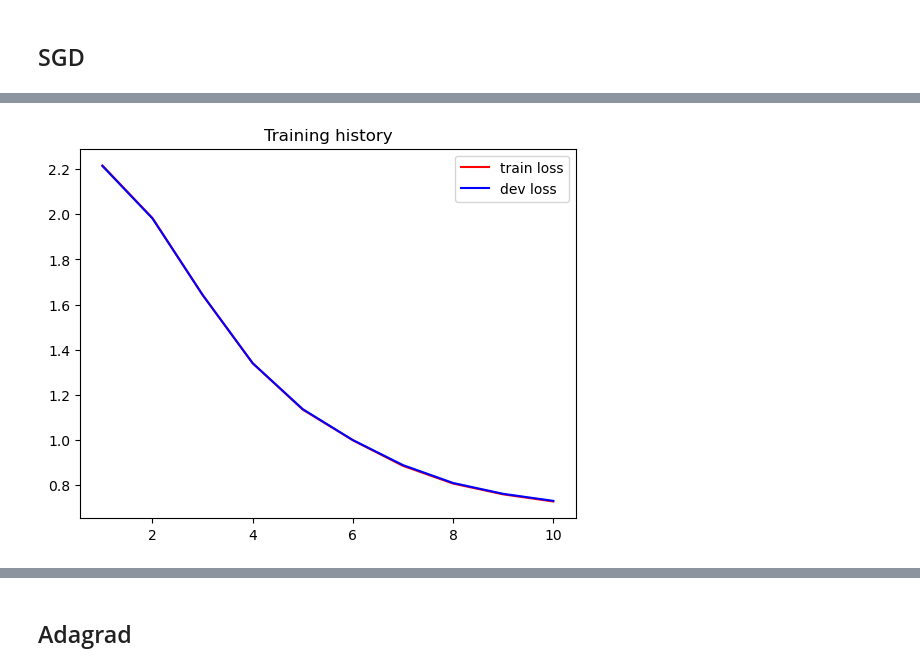
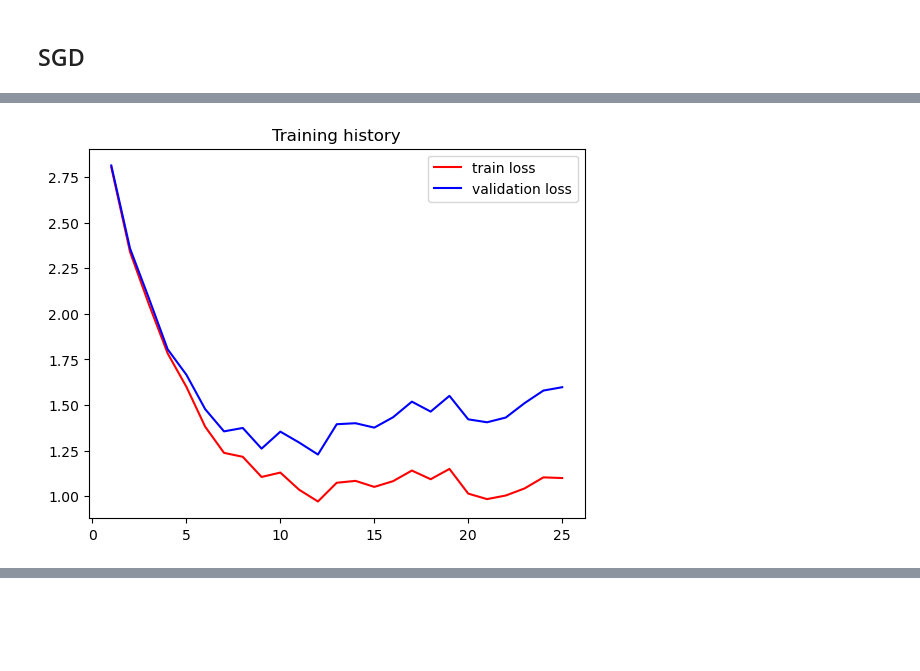
Before and after one commit to korfoo12/OptMLProject, a Jupyter notebook: code/toy_example.ipynb, the cells around one changed output, grey strips where cells are left out. Cells and saved outputs as stored; diff of their text form; code cells hidden in the pictures; blank space fills up the shorter version.

Commit message:
models + example sgd CV notebook
model, seeding, same client proportions, cv code for sgd in notebook

```diff
--- a/code/toy_example.ipynb
+++ b/code/toy_example.ipynb
@@ -23,6 +24,6 @@ device
 # %% [output]
 'cuda'
 # %%
-dataset = MNIST('data', train=True, download=True, transform=transforms.ToTensor())
+dataset = CIFAR10('data', train=True, download=True, transform=transforms.ToTensor())
 dataset
 # %% [output]
@@ -39,13 +52,37 @@ train_dataset, valid_dataset = random_split(dataset, [int(len(dataset) * 0.83),
 # %%
 def toy_net():
     return nn.Sequential(
-        nn.Conv2d(1, 20, 7),
+        nn.Conv2d(3, 64, 3),
+        nn.BatchNorm2d(64,track_running_stats=False),
         nn.ReLU(),
-        nn.Conv2d(20, 40, 7),
+
+        nn.Conv2d(64, 64, 3),
+        nn.BatchNorm2d(64,track_running_stats=False),
         nn.ReLU(),
+
+        nn.Conv2d(64, 128, 3),
+        nn.BatchNorm2d(128,track_running_stats=False),
+        nn.ReLU(),
+
         nn.MaxPool2d(2, 2),
+
+        nn.Conv2d(128, 128, 3),
+        nn.BatchNorm2d(128,track_running_stats=False),
+        nn.ReLU(),
+
+        nn.Conv2d(128, 256, 3),
+        nn.BatchNorm2d(256,track_running_stats=False),
+        nn.ReLU(),
+
+        nn.MaxPool2d(2, 2),
+
+        nn.Conv2d(256, 256, 3),
+        nn.BatchNorm2d(256,track_running_stats=False),
+        nn.ReLU(),
+
         nn.Flatten(),
-        nn.Linear(2560, 10)
+        nn.Dropout(p=0.5),
+        nn.Linear(1024, 10),
     )
 toy_net()
 # %% [output]
@@ -74,6 +132,8 @@ def run(server,clients,device,train_dataset,valid_dataset,rounds,epochs,batch_si
     train_loader = DeviceDataLoader(DataLoader(train_dataset, batch_size, shuffle=True), device)
     valid_loader = DeviceDataLoader(DataLoader(valid_dataset, batch_size, shuffle=True), device)
     history = []
+
+    server.reset_weights()
     for i in range(rounds):
         print(f'Start Round {i+1} ...')
         server_params = server.net.state_dict()
@@ -98,12 +170,13 @@ def run(server,clients,device,train_dataset,valid_dataset,rounds,epochs,batch_si
 # %% [markdown]
 ## SGD
 # %%
-rounds = 10
+rounds = 25
 batch_size = 128
-epochs = 3
-lr = 1e-3
+epochs = 5
+lr = 1e-2
 # %%
-history = run(server,clients,device,train_dataset,valid_dataset,rounds,epochs,batch_size,optim.SGD,lr)
+%%time
+history = run(server,clients,device,train_dataset,valid_dataset,rounds,epochs,batch_size,optim.Adam,lr)
 plot_loss_epoch(history)
 # %% [output]
 Start Round 1 ...
@@ -126 +199 @@ After round 1 :
-[figure, old version]
+[figure, new version]
@@ -127,2 +201,0 @@ After round 1 :
-# %% [markdown]
-## Adagrad
```
Also changed, not shown: parts of 11 cells of this notebook, 7 other files.
